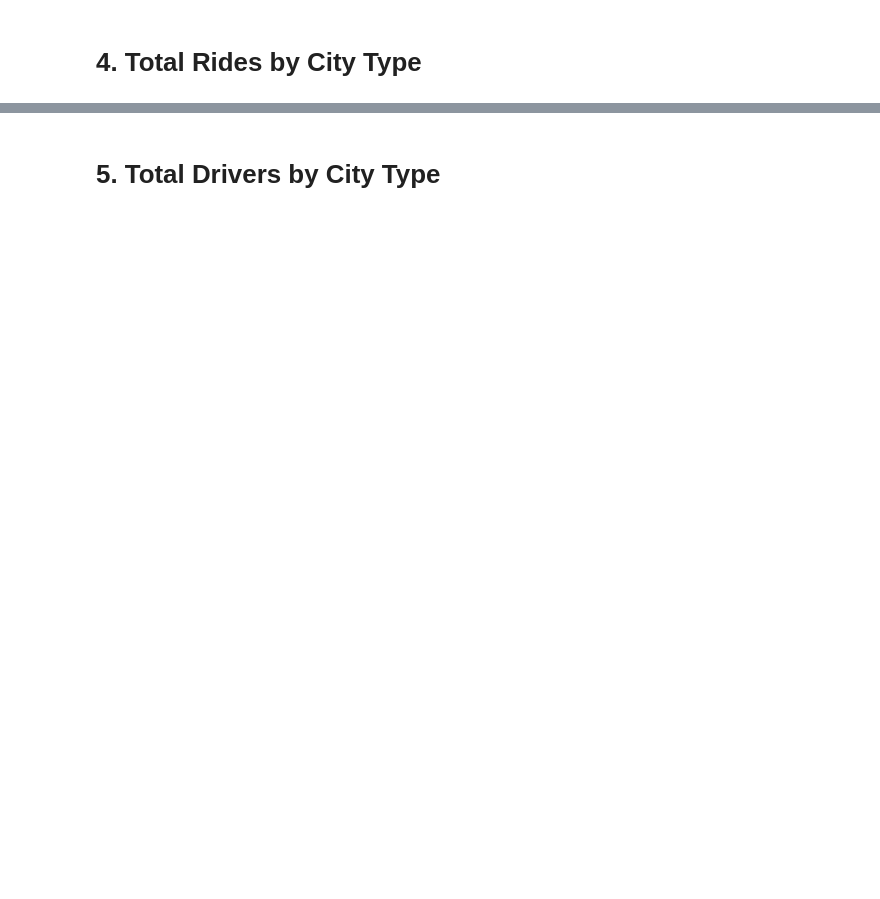
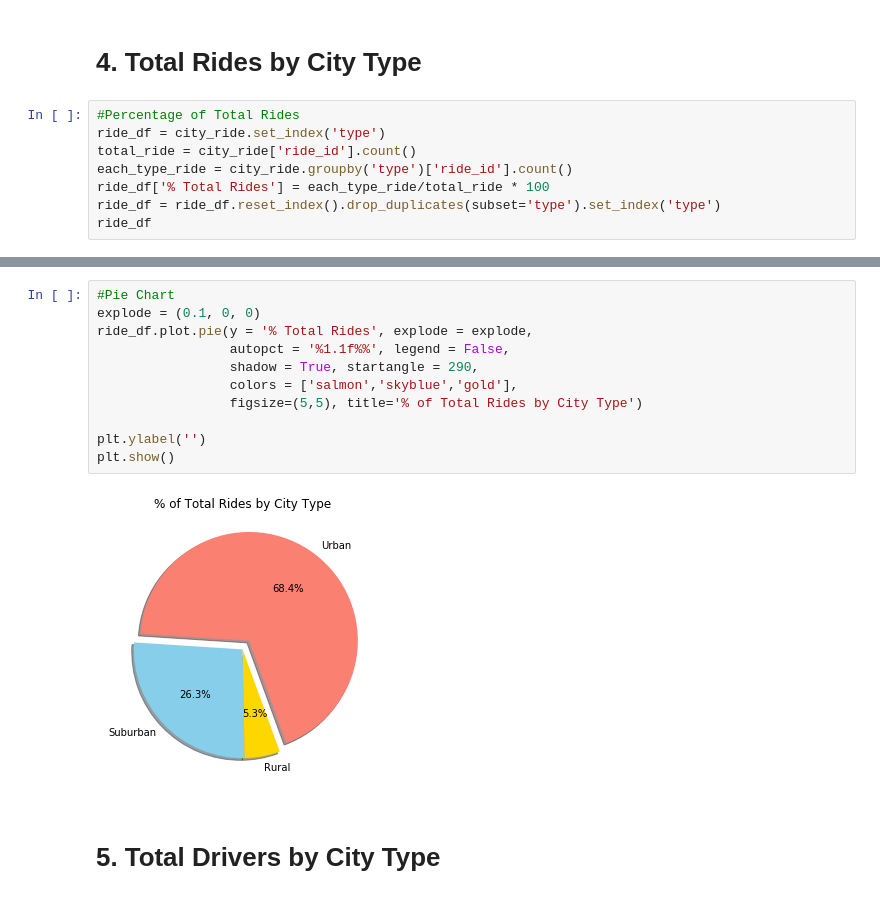
Before and after one commit to vknguyen1902/python-practice, a Jupyter notebook: pyber.ipynb, the cells around one changed output, grey strips where cells are left out. Cells and saved outputs as stored; diff of their text form; blank space fills up the shorter version.

```diff
--- a/pyber.ipynb
+++ b/pyber.ipynb
@@ -93,2 +120,10 @@ plt.show()
 # %% [markdown]
 # 4. Total Rides by City Type
+# %%
+#Percentage of Total Rides
+ride_df = city_ride.set_index('type')
+total_ride = city_ride['ride_id'].count()
+each_type_ride = city_ride.groupby('type')['ride_id'].count()
+ride_df['% Total Rides'] = each_type_ride/total_ride * 100
+ride_df = ride_df.reset_index().drop_duplicates(subset='type').set_index('type')
+ride_df
@@ -95,2 +136,15 @@ plt.show()
+# %%
+#Pie Chart
+explode = (0.1, 0, 0)
+ride_df.plot.pie(y = '% Total Rides', explode = explode,
+                 autopct = '%1.1f%%', legend = False,
+                 shadow = True, startangle = 290,
+                 colors = ['salmon','skyblue','gold'],
+                 figsize=(5,5), title='% of Total Rides by City Type')
+
+plt.ylabel('')
+plt.show()
+# %% [output]
+[figure, added]
 # %% [markdown]
 # 5. Total Drivers by City Type
```
Also changed, not shown: parts of 5 cells of this notebook.
